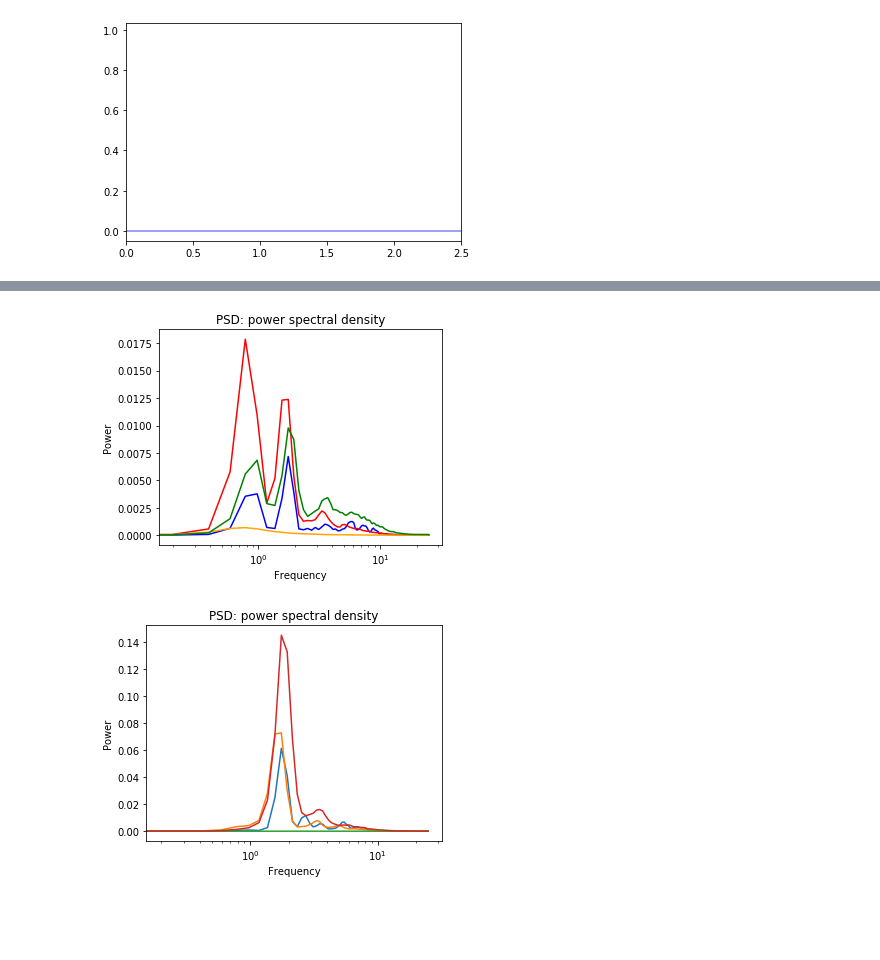
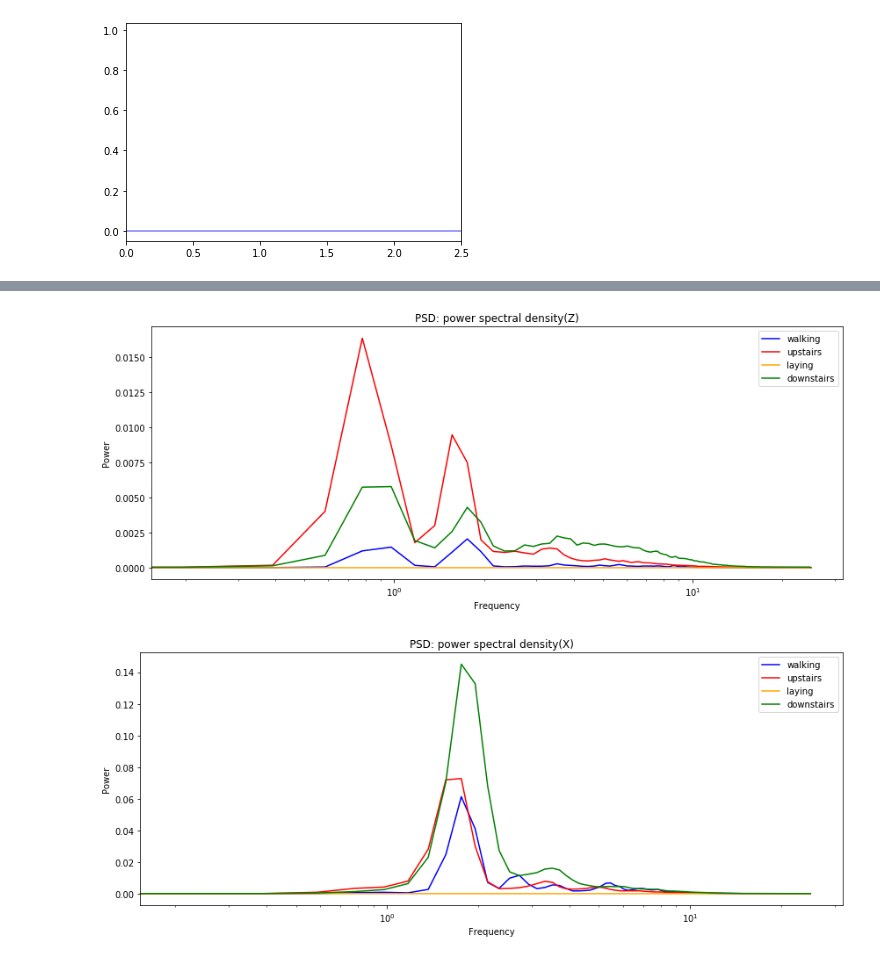
Before and after one commit to Devinml/Human-activity-recognition-using-smartphone-data, a Jupyter notebook: notebooks/EDA_RAW_DATA.ipynb, the cells around one changed output, grey strips where cells are left out. Cells and saved outputs as stored; diff of their text form; code cells hidden in the pictures; blank space fills up the shorter version.

```diff
--- a/notebooks/EDA_RAW_DATA.ipynb
+++ b/notebooks/EDA_RAW_DATA.ipynb
@@ -38,5 +38,7 @@ memory usage: 77.1 MB
 # %%
 df_walk = df[df['label'] == 1].reset_index()
 df_up = df[df['label']== 2]
-df_lay = df[df['label'] == 6]
 df_down = df[df['label'] == 3]
+df_sit = df[df['label'] == 4]
+df_standing = df[df['label'] == 5]
+df_lay = df[df['label'] == 6].reset_index()
@@ -161,38 +174,40 @@ ValueError: The truth value of an array with more than one element is ambiguous.
 # %%
 # f,power = welch(butter_highpass(df_walk['Z']),fs=50)
-f,power = welch(data,fs=50)
-f2,power2 = welch(butter_highpass(df_up['Z']),fs=50)
-f3,power3 = welch(butter_highpass(df_lay['Z']),fs=50)
-f4,power4 = welch(butter_highpass(df_down['Z']),fs=50)
+f,power = welch(data,fs=50,scaling='spectrum',average='median')
+f2,power2 = welch(butter_highpass(df_up['Z']),fs=50,average='median')
+f3,power3 = welch(butter_highpass(df_lay['Z']),fs=50,average='median')
+f4,power4 = welch(butter_highpass(df_down['Z']),fs=50,average='median')
 # %%
-plt.figure(figsize=(5, 4))
-plt.semilogx(f, power,color='blue')
-plt.semilogx(f2, power2,color='red')
-plt.semilogx(f3,power3,color='orange')
-plt.semilogx(f4,power4,color='green')
-plt.title('PSD: power spectral density')
+plt.figure(figsize=(12, 5))
+plt.semilogx(f, power,color='blue',label='walking')
+plt.semilogx(f2, power2,color='red',label='upstairs')
+plt.semilogx(f3,power3,color='orange',label='laying')
+plt.semilogx(f4,power4,color='green',label='downstairs')
+plt.title('PSD: power spectral density(Z)')
+plt.legend()
 plt.xlabel('Frequency')
 plt.ylabel('Power')
 plt.tight_layout()
 # %% [output]
-[figure, old version]
+[figure, new version]
 # %%
 f,power = welch(butter_highpass(df_walk['X']),fs=50)
 f2,power2 = welch(butter_highpass(df_up['X']),fs=50)
 f3,power3 = welch(butter_highpass(df_lay['X']),fs=50)
 f4,power4 = welch(butter_highpass(df_down['X']),fs=50)
 # %%
-plt.figure(figsize=(5, 4))
-plt.semilogx(f, power)
-plt.semilogx(f2, power2)
-plt.semilogx(f3,power3)
-plt.semilogx(f4,power4)
-plt.title('PSD: power spectral density')
+plt.figure(figsize=(12,5))
+plt.semilogx(f, power,color='blue',label='walking')
+plt.semilogx(f2, power2,color='red',label='upstairs')
+plt.semilogx(f3,power3,color='orange',label='laying')
+plt.semilogx(f4,power4,color='green',label='downstairs')
+plt.title('PSD: power spectral density(X)')
+plt.legend()
 plt.xlabel('Frequency')
 plt.ylabel('Power')
 plt.tight_layout()
 # %% [output]
-[figure, old version]
+[figure, new version]
 # %%
 f,power = welch(butter_highpass(df_walk['Y']),fs=50)
 f2,power2 = welch(butter_highpass(df_up['Y']),fs=50)
```
Also changed, not shown: parts of 9 cells of this notebook.
